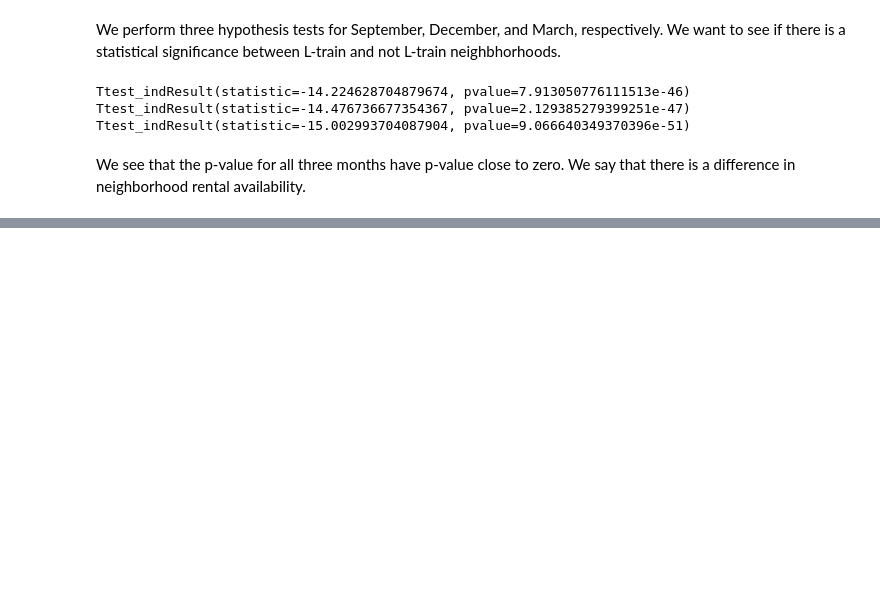
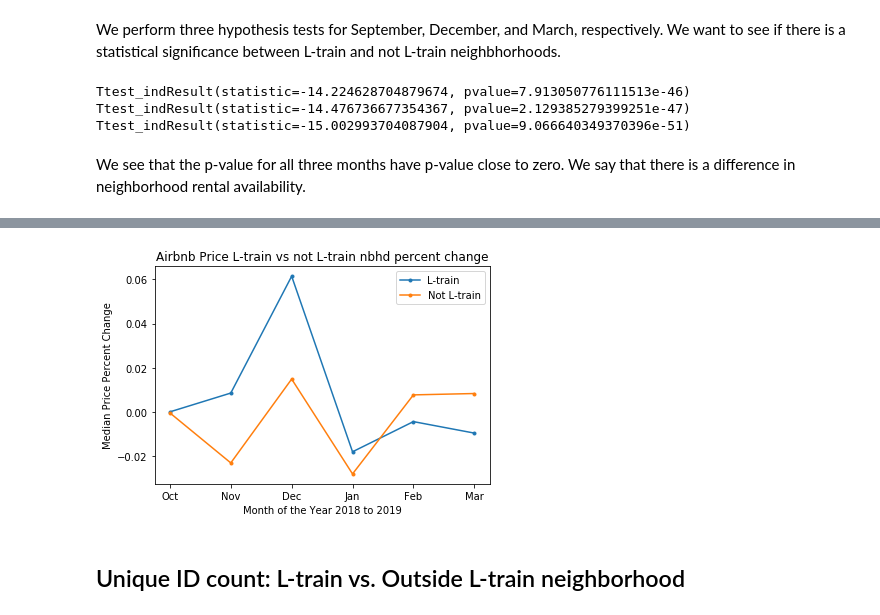
Before and after one commit to nate1mace/TheSuperGroup, a Jupyter notebook: Data Exploration.ipynb, the cells around one changed output, grey strips where cells are left out. Saved outputs shown, nothing was run; the diff lists cells and outputs as text; code cells hidden in the pictures; blank space fills up the shorter version.

```diff
--- a/Data Exploration.ipynb
+++ b/Data Exploration.ipynb
@@ -280,0 +338,12 @@ plt.plot(df_mean_L_price[0])
+# %%
+plt.plot(median_of_price_over_zipcode.pct_change(), '.-', label='L-train')
+plt.plot(median_of_price_over_zipcode_not_L_train_nbhd.pct_change(), '.-', label='Not L-train')
+plt.title('Airbnb Price L-train vs not L-train nbhd percent change')
+plt.xlabel('Month of the Year 2018 to 2019')
+plt.ylabel('Median Price Percent Change')
+plt.legend()
+plt.show()
+# %% [output]
+[figure, added]
+# %% [markdown]
+## Unique ID count: L-train vs. Outside L-train neighborhood
```
Also changed, not shown: parts of 29 cells of this notebook, 1 other file.
